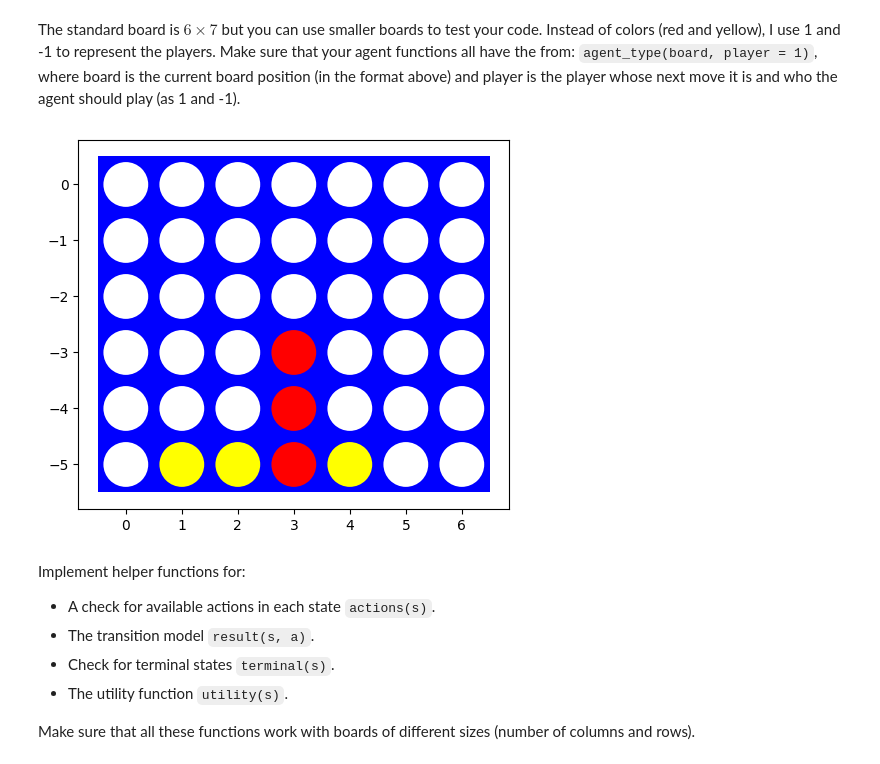
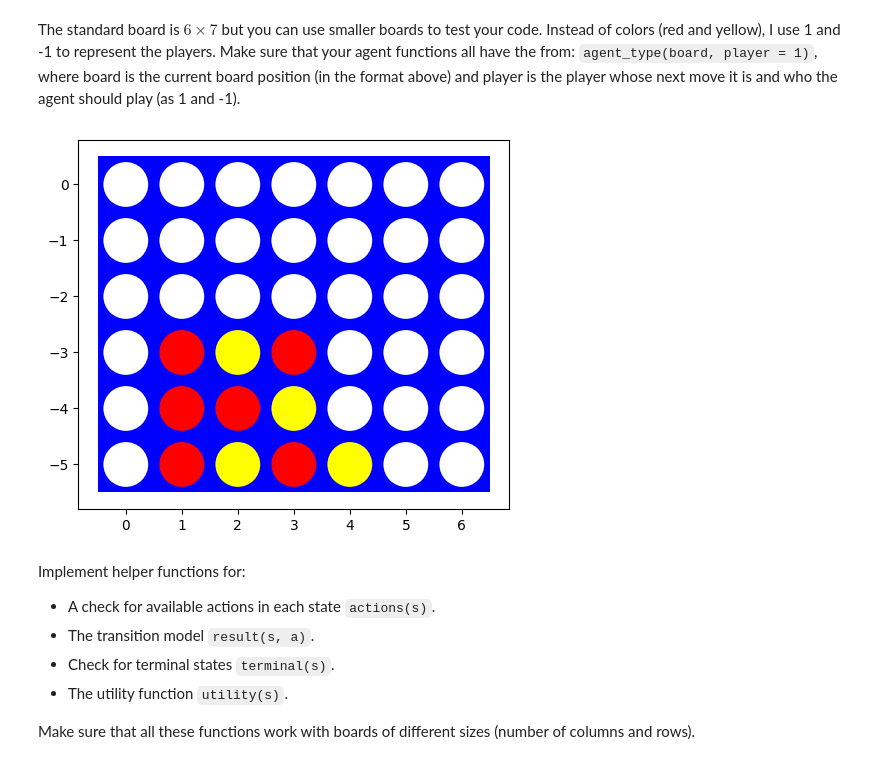
Before and after one commit to Owen-Deng/CS7320-AI, a Jupyter notebook: Games/assignment_connect4.ipynb, the cells around one changed output. Drawn from its saved outputs; the diff is of its cells as text; code cells hidden in the pictures.

```diff
--- a/Games/assignment_connect4.ipynb
+++ b/Games/assignment_connect4.ipynb
@@ -63,33 +77,33 @@ The standard board is $6 \times 7$ but you can use smaller boards to test your c
 # %%
 # Visualization code by Randolph Rankin
 
 import matplotlib.pyplot as plt
 
 def visualize(board):
     plt.axes()
     rectangle=plt.Rectangle((-0.5,len(board)*-1+0.5),len(board[0]),len(board),fc='blue')
     circles=[]
     for i,row in enumerate(board):
         for j,val in enumerate(row):
             color='white' if val==0 else 'red' if val==1 else 'yellow'
             circles.append(plt.Circle((j,i*-1),0.4,fc=color))
 
     plt.gca().add_patch(rectangle)
     for circle in circles:
         plt.gca().add_patch(circle)
 
     plt.axis('scaled')
     plt.show()
 
 board = [[0, 0, 0, 0, 0, 0, 0],
          [0, 0, 0, 0, 0, 0, 0],
          [0, 0, 0, 0, 0, 0, 0],
-         [0, 0, 0, 1, 0, 0, 0],
-         [0, 0, 0, 1, 0, 0, 0],
-         [0,-1,-1, 1,-1, 0, 0]]
+         [0, 1, -1, 1, 0, 0, 0],
+         [0, 1, 1, -1, 0, 0, 0],
+         [0, 1,-1, 1, -1, 0, 0]]
 visualize(board)
 # %% [output]
-[figure, old version]
+[figure, new version]
 # %% [markdown]
 Implement helper functions for:
 
```
Also changed, not shown: parts of 14 cells of this notebook.
